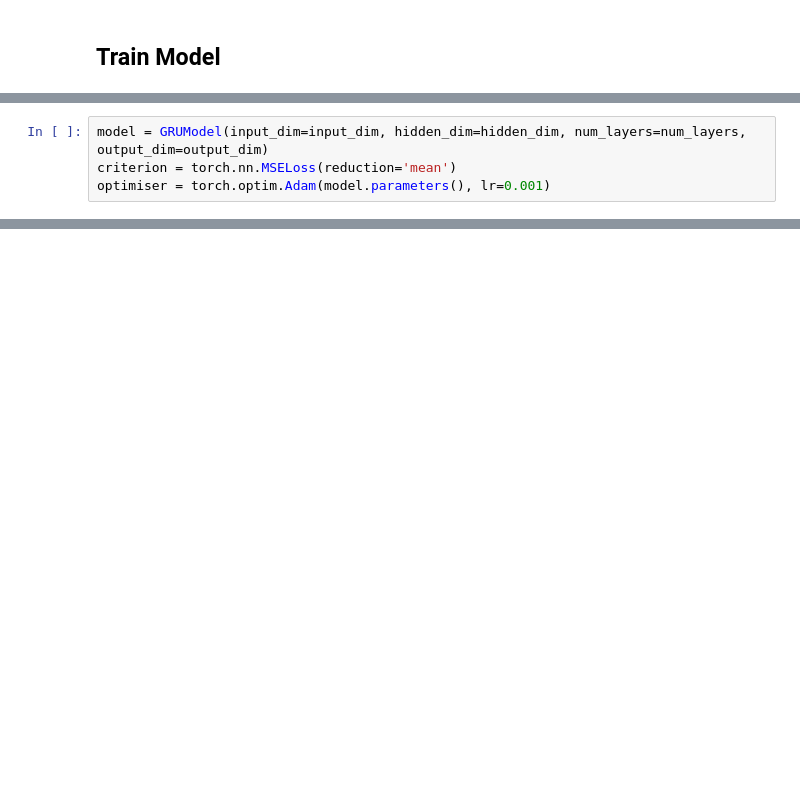
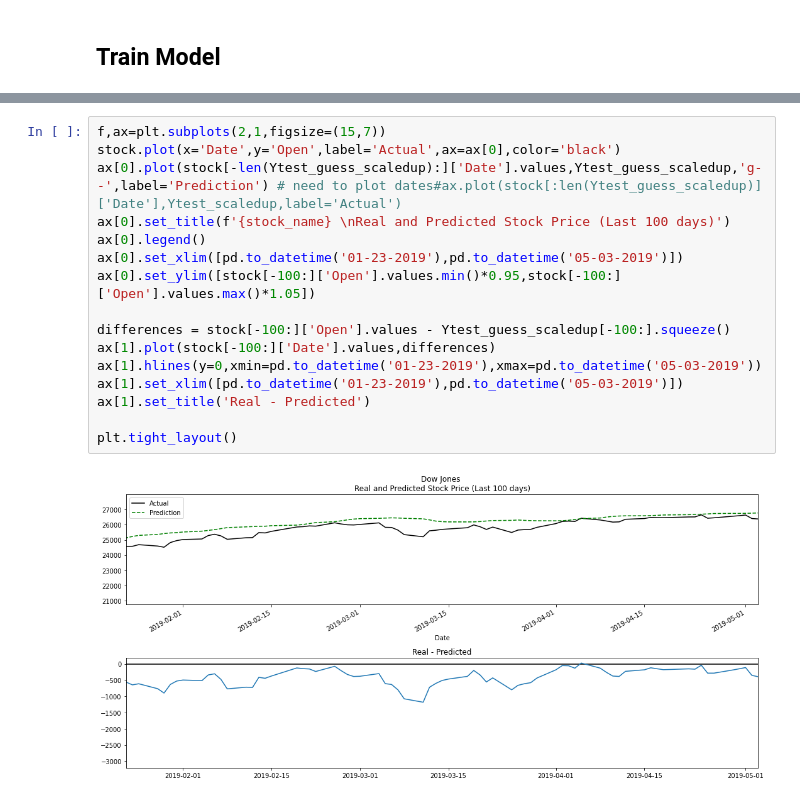
Before and after one commit to egagli/amath563, a Jupyter notebook: labs/7/Lab7_Template.ipynb, the cells around one changed output, grey strips where cells are left out. Saved outputs shown, nothing was run; the diff lists cells and outputs as text; blank space fills up the shorter version.

```diff
--- a/labs/7/Lab7_Template.ipynb
+++ b/labs/7/Lab7_Template.ipynb
@@ -261,4 +127,0 @@ num_epochs = 10
-# %%
-model = GRUModel(input_dim=input_dim, hidden_dim=hidden_dim, num_layers=num_layers, output_dim=output_dim)
-criterion = torch.nn.MSELoss(reduction='mean')
-optimiser = torch.optim.Adam(model.parameters(), lr=0.001)
@@ -304,0 +149,18 @@ hist
+# %%
+f,ax=plt.subplots(2,1,figsize=(15,7))
+stock.plot(x='Date',y='Open',label='Actual',ax=ax[0],color='black')
+ax[0].plot(stock[-len(Ytest_guess_scaledup):]['Date'].values,Ytest_guess_scaledup,'g--',label='Prediction') # need to plot dates#ax.plot(stock[:len(Ytest_guess_scaledup)]['Date'],Ytest_scaledup,label='Actual')
+ax[0].set_title(f'{stock_name} \nReal and Predicted Stock Price (Last 100 days)')
+ax[0].legend()
+ax[0].set_xlim([pd.to_datetime('01-23-2019'),pd.to_datetime('05-03-2019')])
+ax[0].set_ylim([stock[-100:]['Open'].values.min()*0.95,stock[-100:]['Open'].values.max()*1.05])
+
+differences = stock[-100:]['Open'].values - Ytest_guess_scaledup[-100:].squeeze()
+ax[1].plot(stock[-100:]['Date'].values,differences)
+ax[1].hlines(y=0,xmin=pd.to_datetime('01-23-2019'),xmax=pd.to_datetime('05-03-2019'))
+ax[1].set_xlim([pd.to_datetime('01-23-2019'),pd.to_datetime('05-03-2019')])
+ax[1].set_title('Real - Predicted')
+
+plt.tight_layout()
+# %% [output]
+[figure, added]
```
Also changed, not shown: parts of 27 cells of this notebook.
